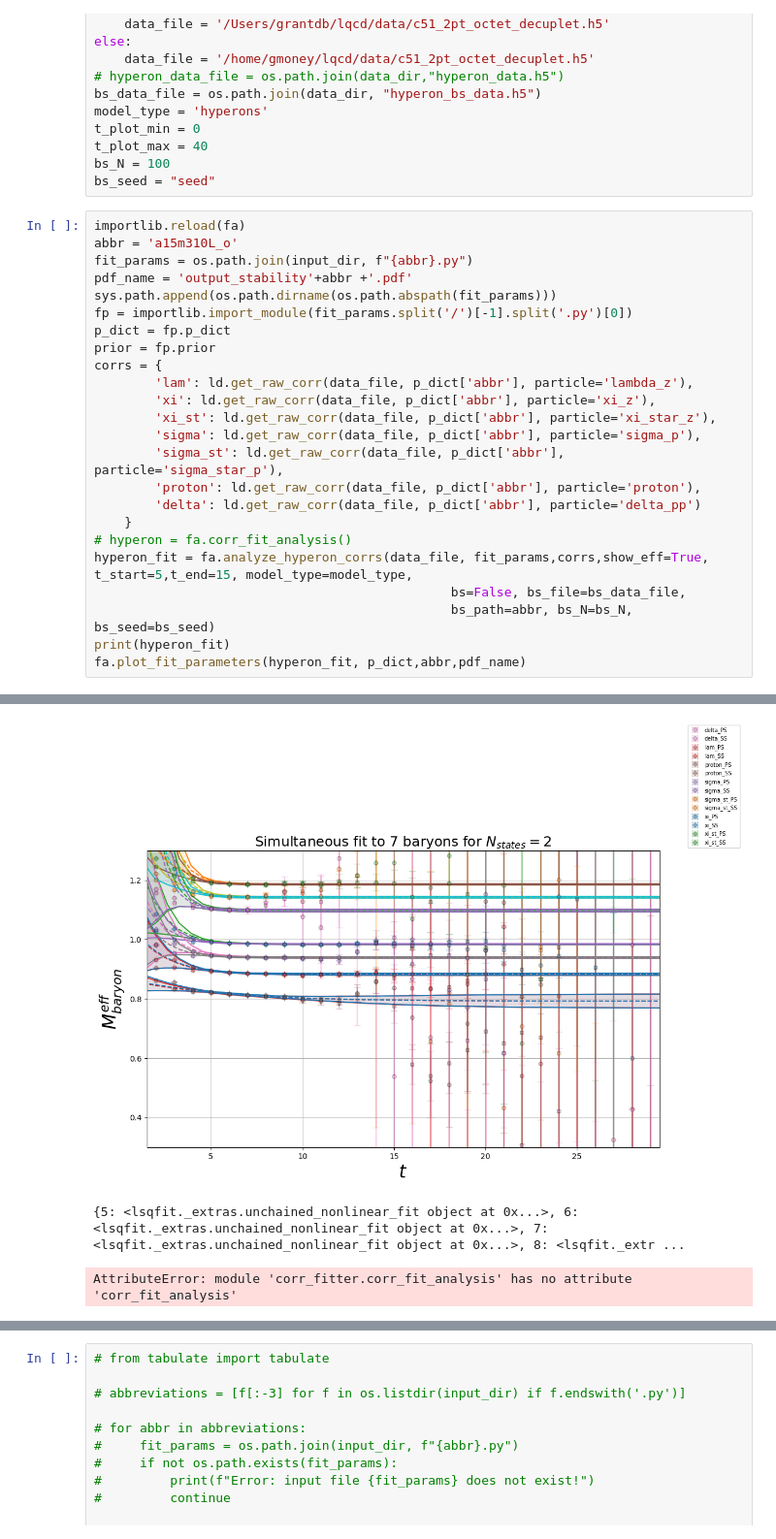
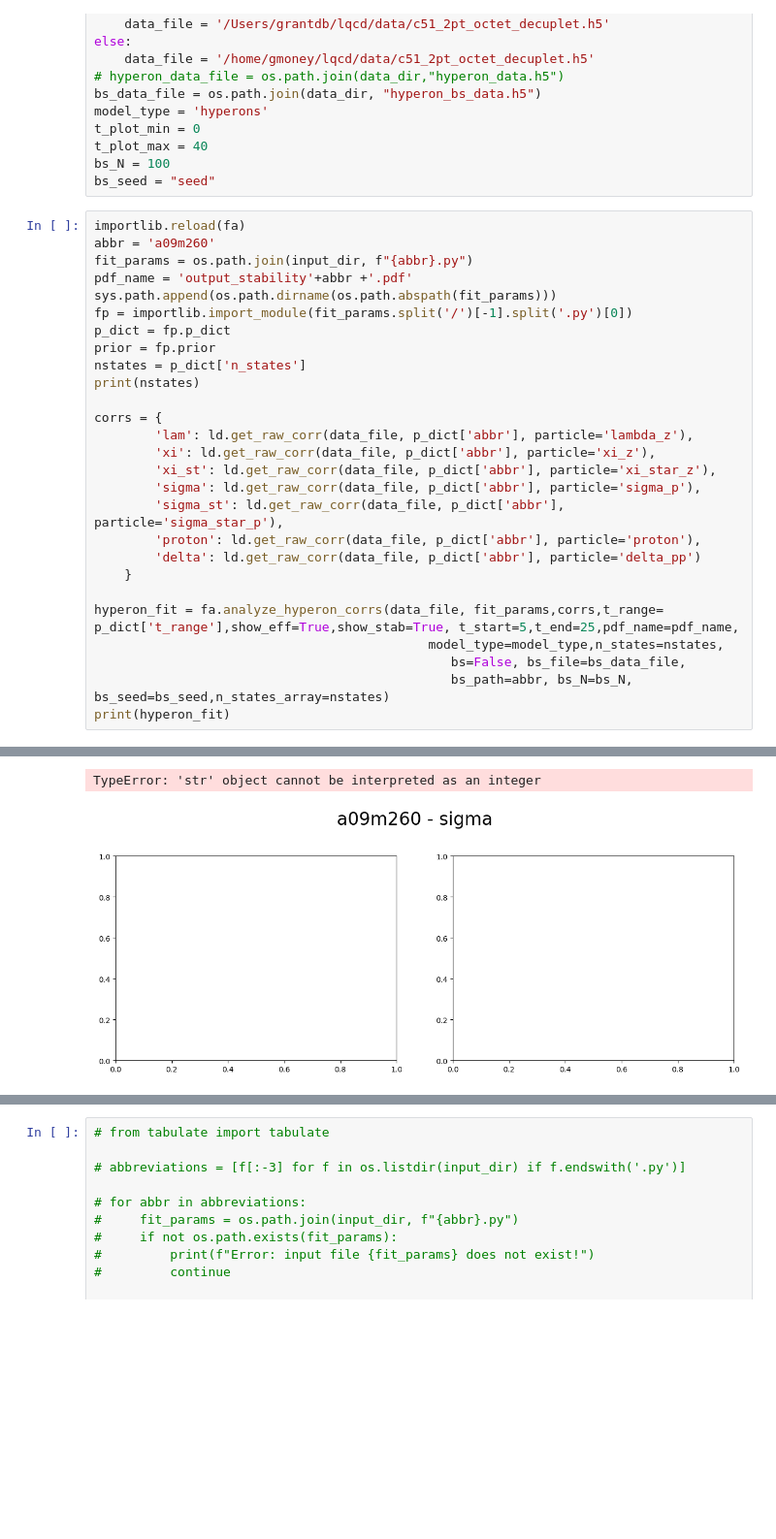
Before and after one commit to gdbrad/corr_fitter, a Jupyter notebook: notebooks/hyperon_fits.ipynb, the cells around one changed output, grey strips where cells are left out. Shown: that part at 97% size. Cells and saved outputs as stored; diff of their text form; blank space fills up the shorter version.

Commit message:
sync, fixing some stab plot issues

```diff
--- a/notebooks/hyperon_fits.ipynb
+++ b/notebooks/hyperon_fits.ipynb
@@ -62,13 +62,16 @@ bs_N = 100
 bs_seed = "seed"
 # %%
 importlib.reload(fa)
-abbr = 'a15m310L_o'
+abbr = 'a09m260'
 fit_params = os.path.join(input_dir, f"{abbr}.py")
 pdf_name = 'output_stability'+abbr +'.pdf'
 sys.path.append(os.path.dirname(os.path.abspath(fit_params)))
 fp = importlib.import_module(fit_params.split('/')[-1].split('.py')[0])
 p_dict = fp.p_dict
 prior = fp.prior
+nstates = p_dict['n_states']
+print(nstates)
+
 corrs = {
         'lam': ld.get_raw_corr(data_file, p_dict['abbr'], particle='lambda_z'),
         'xi': ld.get_raw_corr(data_file, p_dict['abbr'], particle='xi_z'),
@@ -78,10 +81,10 @@ corrs = {
         'proton': ld.get_raw_corr(data_file, p_dict['abbr'], particle='proton'),
         'delta': ld.get_raw_corr(data_file, p_dict['abbr'], particle='delta_pp')
     }
-# hyperon = fa.corr_fit_analysis()
-hyperon_fit = fa.analyze_hyperon_corrs(data_file, fit_params,corrs,show_eff=True, t_start=5,t_end=15, model_type=model_type,
+
+hyperon_fit = fa.analyze_hyperon_corrs(data_file, fit_params,corrs,t_range= p_dict['t_range'],show_eff=True,show_stab=True, t_start=5,t_end=25,pdf_name=pdf_name,
+                                            model_type=model_type,n_states=nstates,
                                                bs=False, bs_file=bs_data_file,
-                                               bs_path=abbr, bs_N=bs_N, bs_seed=bs_seed)
+                                               bs_path=abbr, bs_N=bs_N, bs_seed=bs_seed,n_states_array=nstates)
 print(hyperon_fit)
-fa.plot_fit_parameters(hyperon_fit, p_dict,abbr,pdf_name)
 # %% [output]
@@ -105,4 +108,3 @@ Parameters:
+TypeError: 'str' object cannot be interpreted as an integer
-[figure, old version]
+[figure, new version]
-{5: <lsqfit._extras.unchained_nonlinear_fit object at 0x...>, 6: <lsqfit._extras.unchained_nonlinear_fit object at 0x...>, 7: <lsqfit._extras.unchained_nonlinear_fit object at 0x...>, 8: <lsqfit._extr ...
-AttributeError: module 'corr_fitter.corr_fit_analysis' has no attribute 'corr_fit_analysis'
 # %%
```
Also changed, not shown: parts of 2 cells of this notebook, 2 other files.
